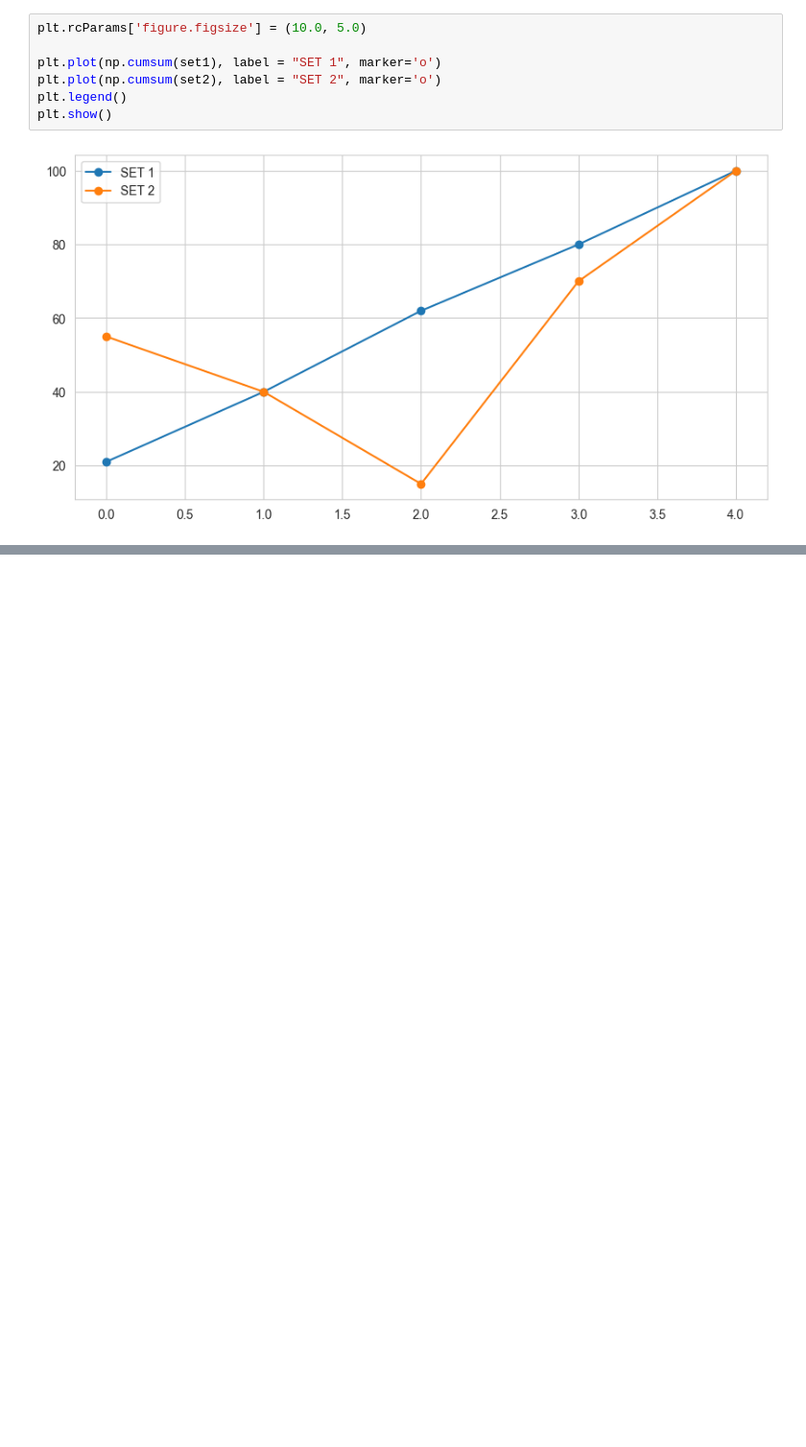
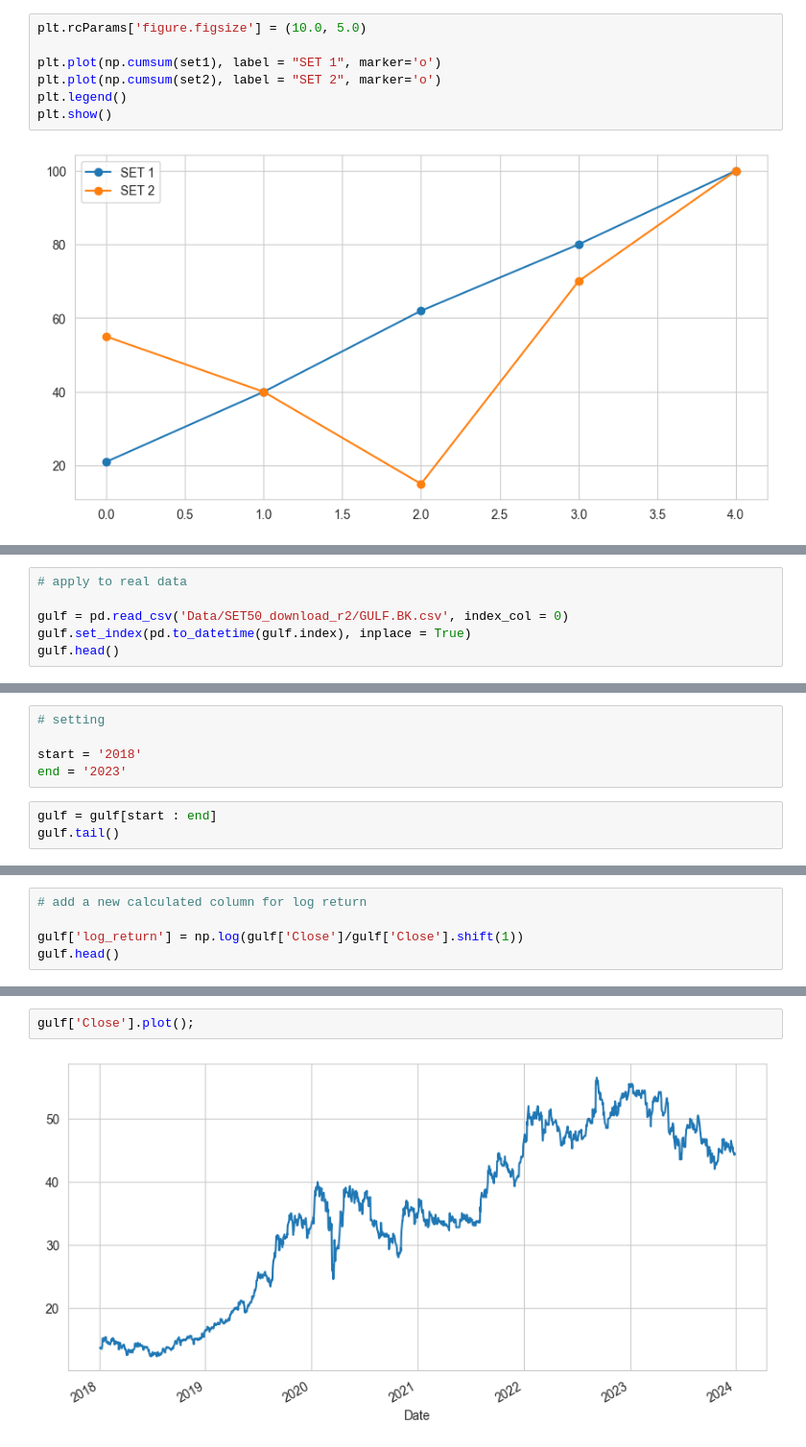
Before and after one commit to pNatTueku/basicPython, a Jupyter notebook: basic_statistics.ipynb, the cells around one changed output, grey strips where cells are left out. Shown at 96% size. Cells and saved outputs as stored; diff of their text form; blank space fills up the shorter version.

```diff
--- a/basic_statistics.ipynb
+++ b/basic_statistics.ipynb
@@ -568,0 +692,6 @@ plt.show()
+# %%
+# apply to real data
+
+gulf = pd.read_csv('Data/SET50_download_r2/GULF.BK.csv', index_col = 0)
+gulf.set_index(pd.to_datetime(gulf.index), inplace = True)
+gulf.head()
@@ -568,0 +717,8 @@ plt.show()
+# %%
+# setting
+
+start = '2018'
+end = '2023'
+# %%
+gulf = gulf[start : end]
+gulf.tail()
@@ -568,0 +733,5 @@ plt.show()
+# %%
+# add a new calculated column for log return
+
+gulf['log_return'] = np.log(gulf['Close']/gulf['Close'].shift(1))
+gulf.head()
@@ -568,0 +746,4 @@ plt.show()
+# %%
+gulf['Close'].plot();
+# %% [output]
+[figure, added]
```
Also changed, not shown: parts of 31 cells of this notebook.
